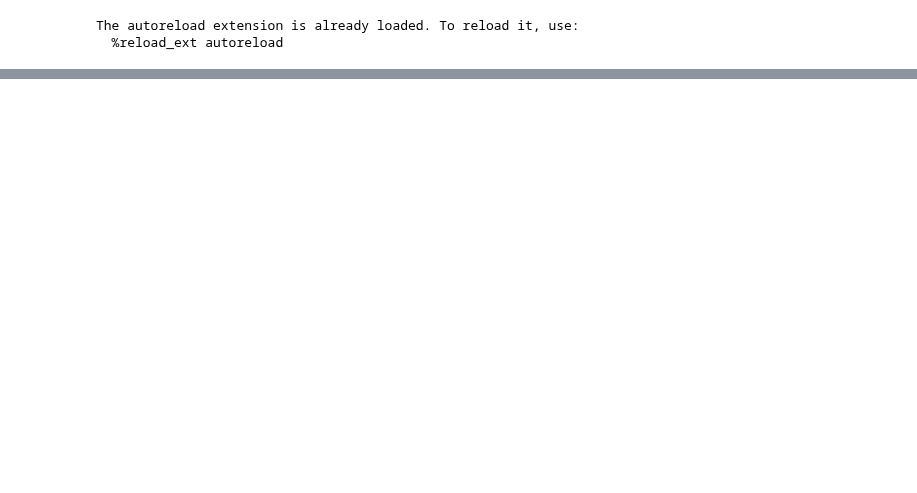
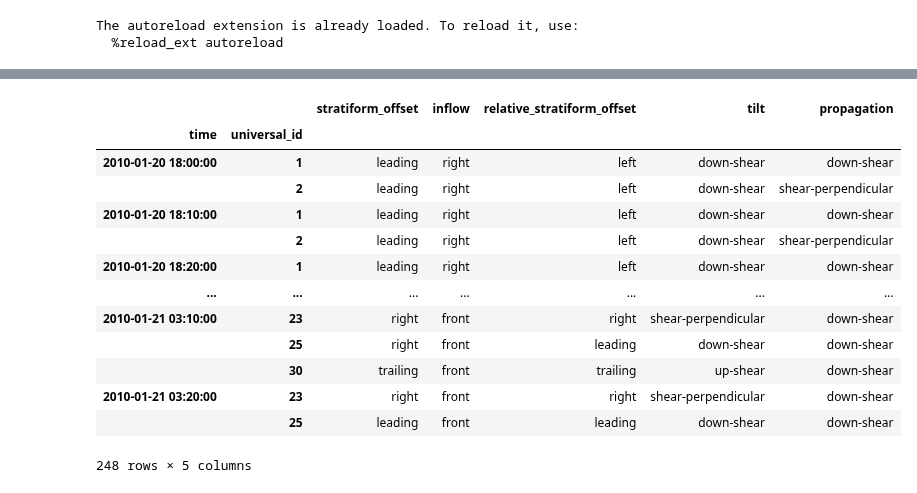
Before and after one commit to THUNER-project/THUNER, a Jupyter notebook: demo/gridrad.ipynb, the cells around one changed output, grey strips where cells are left out. Drawn from its saved outputs; the diff is of its cells as text; code cells hidden in the pictures; blank space fills up the shorter version.

```diff
--- a/demo/gridrad.ipynb
+++ b/demo/gridrad.ipynb
@@ -118,0 +141,2 @@ KeyboardInterrupt:
+# %%
+parallel.stitch_run(output_parent, intervals, cleanup=True)
@@ -118,0 +161,6 @@ KeyboardInterrupt:
+# %%
+analysis_options = analyze.mcs.analysis_options()
+analyze.mcs.process_velocities(output_parent)
+analyze.mcs.quality_control(output_parent, analysis_options)
+analyze.mcs.classify_all(output_parent)
+# %% [output]
@@ -118,0 +173,14 @@ KeyboardInterrupt:
+|  |  | stratiform_offset | inflow | relative_stratiform_offset | tilt | propagation |
+| time | universal_id |  |  |  |  |  |
+| 2010-01-20 18:00:00 | 1 | leading | right | left | down-shear | down-shear |
+|  | 2 | leading | right | left | down-shear | shear-perpendicular |
+| 2010-01-20 18:10:00 | 1 | leading | right | left | down-shear | down-shear |
+|  | 2 | leading | right | left | down-shear | shear-perpendicular |
+| 2010-01-20 18:20:00 | 1 | leading | right | left | down-shear | down-shear |
+| ... | ... | ... | ... | ... | ... | ... |
+| 2010-01-21 03:10:00 | 23 | right | front | right | shear-perpendicular | down-shear |
+|  | 25 | right | front | leading | down-shear | down-shear |
+|  | 30 | trailing | front | trailing | up-shear | down-shear |
+| 2010-01-21 03:20:00 | 23 | right | front | right | shear-perpendicular | down-shear |
+|  | 25 | leading | front | leading | down-shear | down-shear |
+248 rows × 5 columns
```
Also changed, not shown: parts of 9 cells of this notebook, 23 other files.
